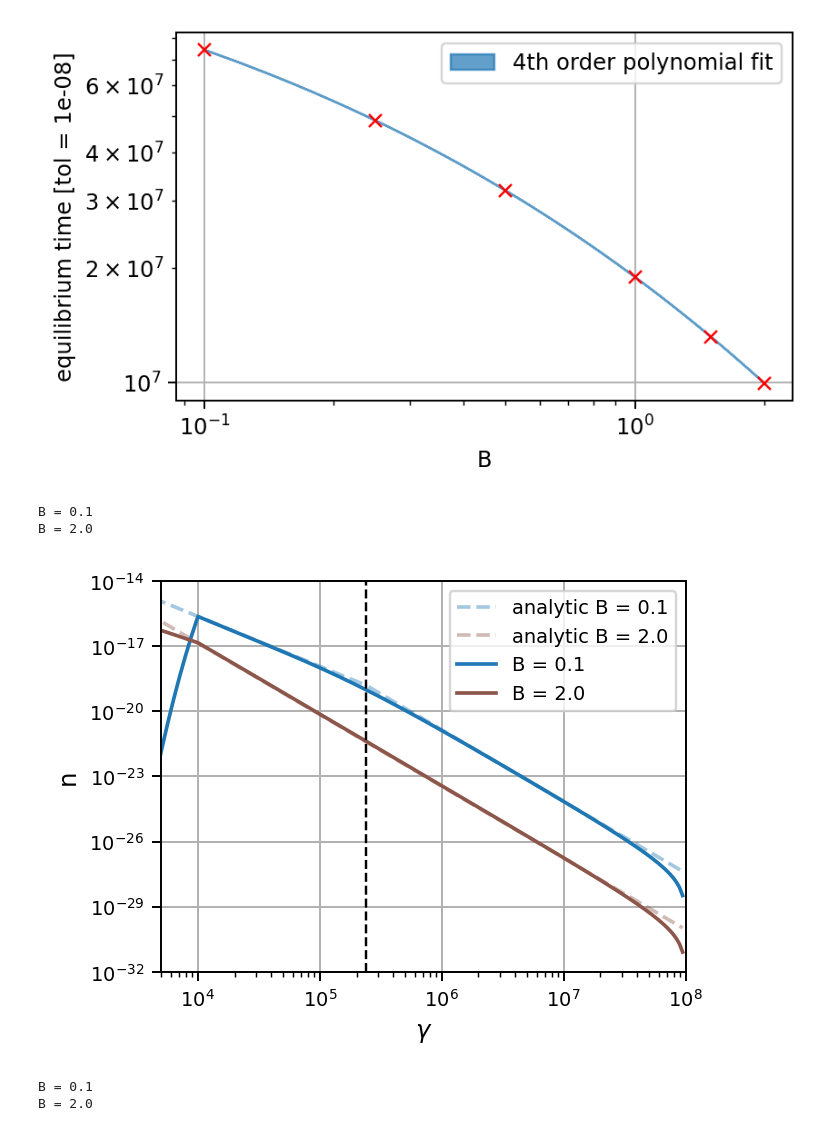
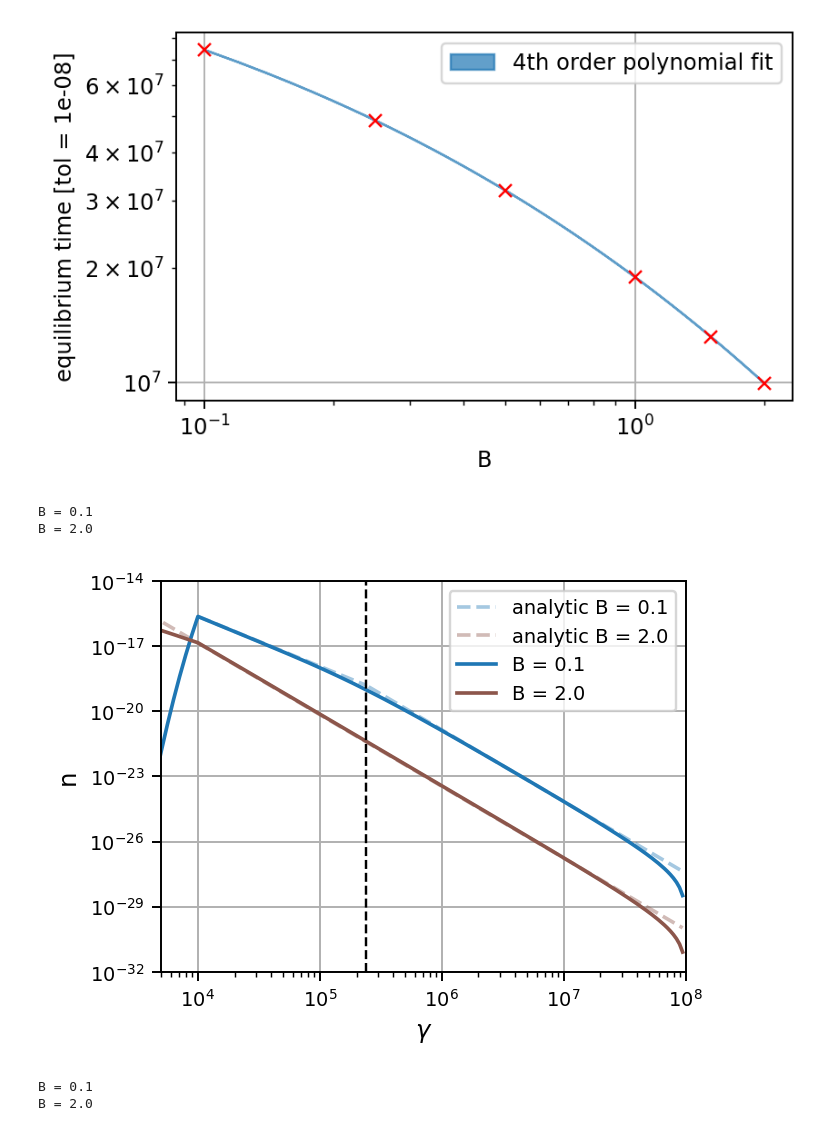
Before and after one commit to me623/Mphys_modelling, a Jupyter notebook: plotting.ipynb, the cells around one changed output. Saved outputs shown, nothing was run; the diff lists cells and outputs as text; code cells hidden in the pictures.

```diff
--- a/plotting.ipynb
+++ b/plotting.ipynb
@@ -119,61 +157,80 @@ S=-1.29e-11
 C=1.479802e-12
 tau=2.501668e5
 gamma_c = 1/(S * tau * (1 - inject_p))
+gamma_inject = 1e4
 
 fs=10
 
 plt.figure(figsize=[4,3])
-plt.plot(sim_data["gamma"][sim_data["gamma"] < gamma_c],
-         power_law(sim_data["gamma"][sim_data["gamma"] < gamma_c], -inject_p, C * tau),
+gamma = sim_data["gamma"][sim_data["gamma"] <= gamma_inject]
+plt.plot(gamma,
+         cooling_LHS(gamma, tau, S, C),
+         c = colours[0],
+         alpha=0.4,
+         ls="--",
+)
+
+gamma = sim_data[sim_data["gamma"] <= gamma_c]
+gamma = gamma["gamma"][gamma["gamma"] >= gamma_inject]
+plt.plot(gamma,
+         power_law(gamma, -inject_p, C * tau),
          c = colours[0],
          alpha=0.4,
          ls="--",
          label=f"analytic B = 0.1"
 )
-plt.plot(sim_data["gamma"][sim_data["gamma"] > gamma_c],
-         power_law(sim_data["gamma"][sim_data["gamma"] > gamma_c], -inject_p-1, C / (S*(1-inject_p))),
+gamma = sim_data["gamma"][sim_data["gamma"] >= gamma_c]
+plt.plot(gamma,
+         power_law(gamma, -inject_p-1, C / (S*(1-inject_p))),
          c= colours[0],
          alpha=0.4,
          ls="--",
 )
 
 S=-5.169027e-09
-
-plt.plot(sim_data["gamma"],
-         power_law(sim_data["gamma"], -inject_p-1, C / (S*(1-inject_p))),
+gamma = sim_data["gamma"][sim_data["gamma"] <= gamma_inject]
+plt.plot(gamma,
+         cooling_LHS(gamma, tau, S, C),
+         c = colours[1],
+         alpha=0.4,
+         ls="--",
+)
+gamma = sim_data["gamma"]
+plt.plot(gamma,
+         power_law(gamma, -inject_p-1, C / (S*(1-inject_p))),
          c= colours[1],
          alpha=0.4,
          ls="--",
          label=f"analytic B = 2.0"
 )
 
 for file, name, colour in zip(files, names, colours):
     sim_data=pd.read_csv(r"C:\Users\morga\Masters Year\Modelling\Mphys_modelling\csv_data\{}".format(file),
     header=None,
     low_memory=False)
     sim_data=sim_data.T
     sim_data.columns = sim_data.iloc[0]
     sim_data = sim_data[1:]
     sim_data.reset_index(drop=True, inplace=True)
 
     plt.plot(sim_data["gamma"], sim_data.iloc[:,-1], label=name, c=colour)
     print(name)
 plt.ylabel("n", fontsize=fs)
 plt.yscale("log")
 plt.xscale("log")
 plt.xlabel("$\gamma$", fontsize=fs)
 plt.xticks(fontsize=fs*0.8)
 plt.yticks(fontsize=fs*0.8)
 plt.legend( loc="upper right",fontsize=fs*0.8)
 plt.xlim(5e3, 1e8)
 plt.ylim(1e-32, 1e-14)
 plt.vlines(gamma_c, 1e-32, 2e12, "black", "dashed",lw=1)
 plt.tight_layout()
 plt.grid()
 # %% [output]
 B = 0.1
 B = 2.0
-[figure, old version]
+[figure, new version]
 # %%
 files = ["B 100.csv","B2000.csv"]
 names = ["B = 0.1", "B = 2.0"]
```
Also changed, not shown: parts of 10 cells of this notebook, 2 other files.
